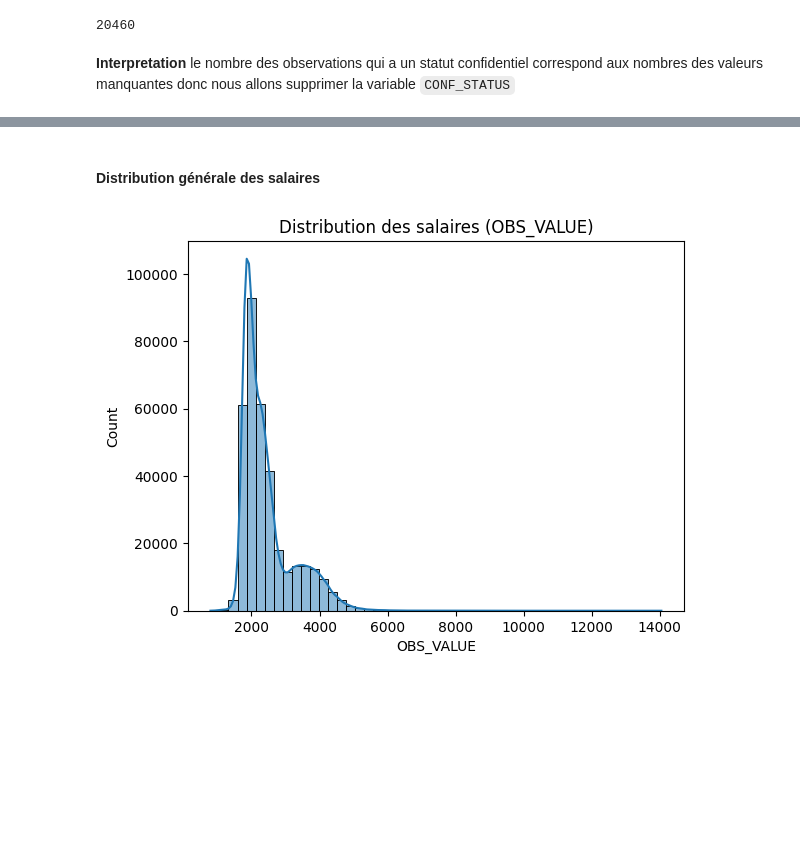
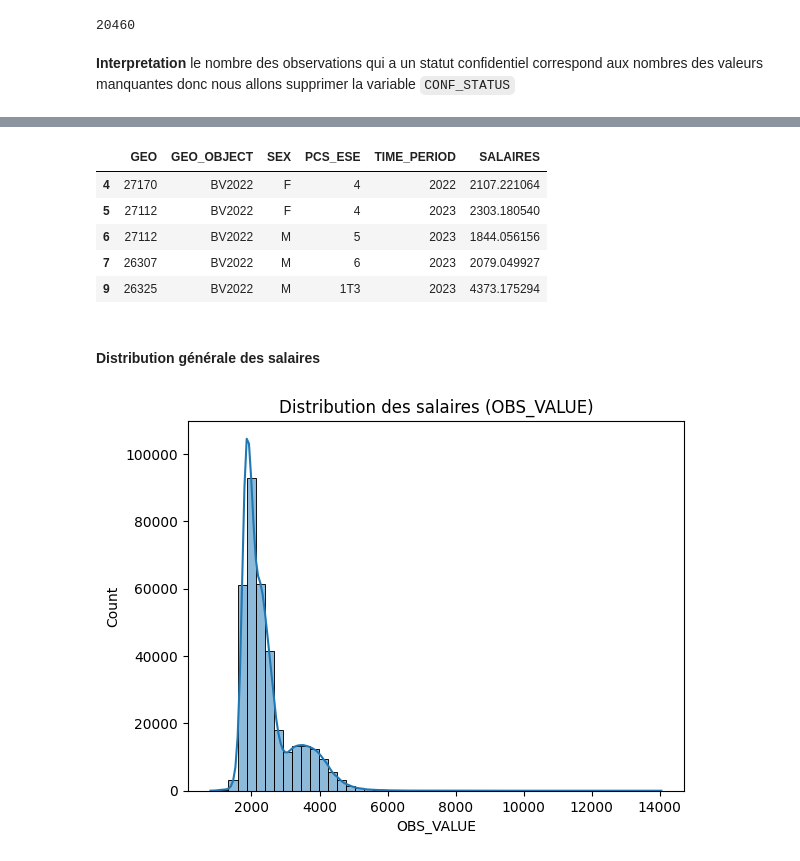
Before and after one commit to Fanaingamampiandra/prediction-des-salaires-dans-le-secteur-prive, a Jupyter notebook: Analyse_Salaire_secteur_prive_francais.ipynb, the cells around one changed output, grey strips where cells are left out. Saved outputs shown, nothing was run; the diff lists cells and outputs as text; code cells hidden in the pictures; blank space fills up the shorter version.

```diff
--- a/Analyse_Salaire_secteur_prive_francais.ipynb
+++ b/Analyse_Salaire_secteur_prive_francais.ipynb
@@ -276,0 +293,3 @@ df = df.dropna()
+# %%
+# Supprimer les lignes où la modalité de PCS_ESE est Total
+df = df[df["PCS_ESE"] != "_T"]
@@ -277,8 +298,21 @@ df = df.dropna()
+# %%
+# Renommer la colonne OBS_VALUE en SALAIRES
+df = df.rename(columns={"OBS_VALUE": "SALAIRES"})
 # %%
 df.columns = df.columns.str.strip().str.upper()
-
-df["OBS_VALUE"] = pd.to_numeric(df["OBS_VALUE"], errors="coerce")
-
-df = df.sort_values(by=["TIME_PERIOD", "SEX"])
-
-cleaned_path = "DS_BTS_SAL_EQTP_SEX_PCS_2023_final.csv"
+df["SALAIRES"] = pd.to_numeric(df["SALAIRES"], errors="coerce")
+# %%
+#Encoder les variables catégorielles
+# Dictionnaire de correspondance
+mapping = {
+    "1T3": "A",
+    "4": "B",
+    "5": "C",
+    "6": "D"
+}
+
+# Appliquer l'encodage
+df["PCS_ESE"] = df["PCS_ESE"].replace(mapping)
+
+# Vérification
+print(df["PCS_ESE"].unique())
@@ -284,0 +337,9 @@ cleaned_path = "DS_BTS_SAL_EQTP_SEX_PCS_2023_final.csv"
+# %%
+df.head()
+# %% [output]
+|  | GEO | GEO_OBJECT | SEX | PCS_ESE | TIME_PERIOD | SALAIRES |
+| 4 | 27170 | BV2022 | F | 4 | 2022 | 2107.221064 |
+| 5 | 27112 | BV2022 | F | 4 | 2023 | 2303.180540 |
+| 6 | 27112 | BV2022 | M | 5 | 2023 | 1844.056156 |
+| 7 | 26307 | BV2022 | M | 6 | 2023 | 2079.049927 |
+| 9 | 26325 | BV2022 | M | 1T3 | 2023 | 4373.175294 |
```
Also changed, not shown: parts of 18 cells of this notebook, 1 other file.
